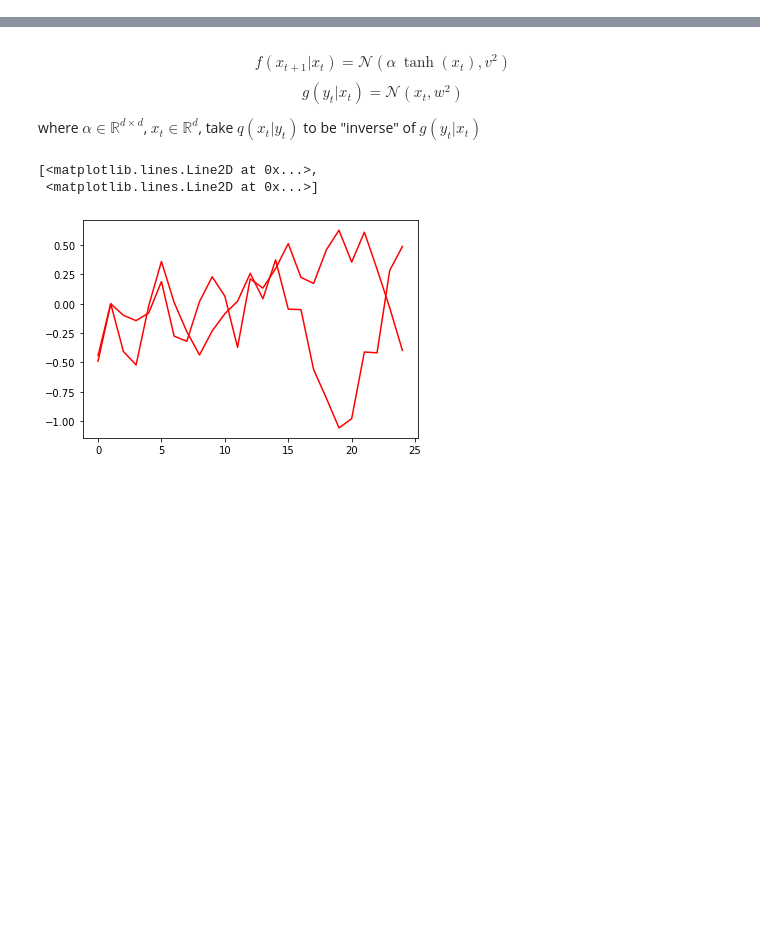
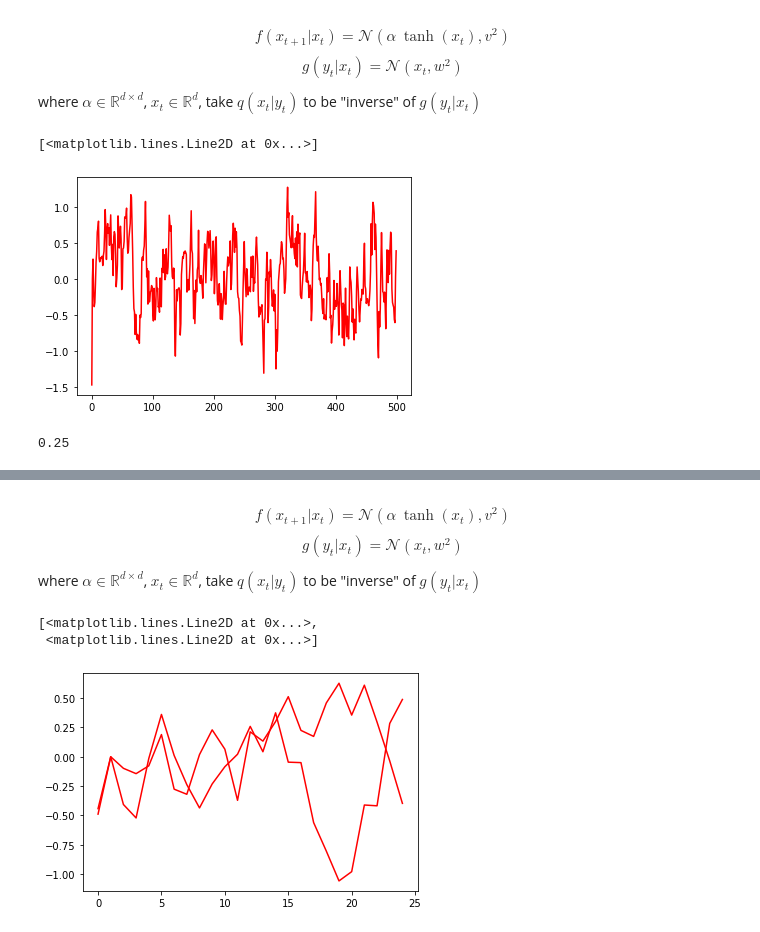
Before and after one commit to JTT94/EnsembleRejectionSampling, a Jupyter notebook: notebooks/NonLinearAR.ipynb, the cells around one changed output, grey strips where cells are left out. Saved outputs shown, nothing was run; the diff lists cells and outputs as text; code cells hidden in the pictures; blank space fills up the shorter version.

```diff
--- a/notebooks/NonLinearAR.ipynb
+++ b/notebooks/NonLinearAR.ipynb
@@ -7,0 +15,28 @@ import os, sys
+# %% [markdown]
+$$f(x_{t+1}|x_t) = \mathcal{N}(\alpha ~ \tanh(x_t), v^2)$$
+$$g(y_{t}|x_t)= \mathcal{N}(x_t, w^2)$$
+
+where $\alpha \in \mathbb{R}^{d \times d}$, $x_t \in \mathbb{R}^d$, take $q(x_t|y_t)$ to be "inverse" of $g(y_t|x_t)$
+# %%
+T = 500
+alpha=0.9
+sv=0.3
+sw=0.1
+d=1
+
+model = NonLinearAR(dimension=d, alpha=alpha, sv=sv, sw=sw)
+
+xtrue = np.zeros((T,d))
+y = np.zeros((T,d))
+
+xtrue[0,:] = np.random.randn(d)
+y[0] = xtrue[0]+sw*np.random.randn(1);
+
+for t in range(2,T):
+    xtrue[t] = alpha * np.tanh(xtrue[t-1]) + sv * np.random.randn(d)
+    y[t] = xtrue[t] + sw * np.random.randn(d)
+
+plt.plot(xtrue, color = 'red')
+# %% [output]
+[<matplotlib.lines.Line2D at 0x...>]
+[figure, added]
@@ -7,0 +46,4 @@ import os, sys
+# %%
+n_samples/ n_trial
+# %% [output]
+0.25
```
Also changed, not shown: parts of 7 cells of this notebook, 11 other files.
